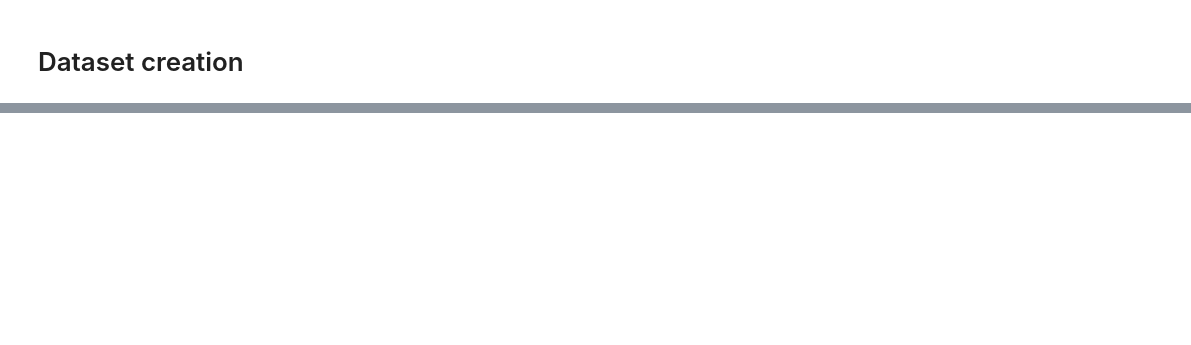
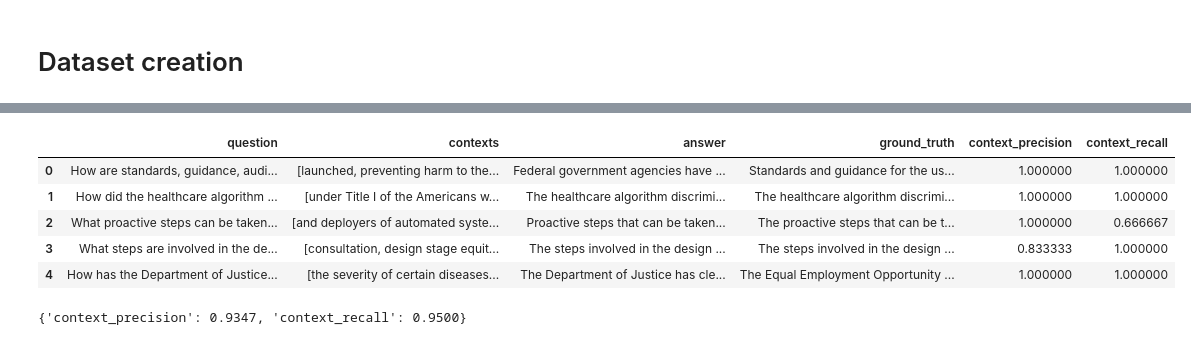
Before and after one commit to danzerca/implications-of-ai, a Jupyter notebook: synthetic_data_generation.ipynb, the cells around one changed output, grey strips where cells are left out. Cells and saved outputs as stored; diff of their text form; code cells hidden in the pictures; blank space fills up the shorter version.

Commit message:
Starts fine tuning

```diff
--- a/synthetic_data_generation.ipynb
+++ b/synthetic_data_generation.ipynb
@@ -285,0 +550,27 @@ results_df
+# %%
+from datasets import Dataset
+
+def generate_answers(chain, testset):
+  answers = []
+  contexts = []
+  questions = testset.to_pandas()["question"].values.tolist()
+  ground_truths = testset.to_pandas()["ground_truth"].values.tolist()
+
+  for question in tqdm.tqdm(questions):
+    # answer = chain.invoke({"question" : question})
+    # answers.append(answer["response"])
+    # contexts.append([context.page_content for context in answer["context"]])
+    answer = chain.invoke({"question": question})
+    # Extract the content from AIMessage if necessary
+    response = answer["response"].content if hasattr(answer["response"], 'content') else answer["response"]
+    answers.append(response)
+    contexts.append([context.page_content for context in answer["context"]])
+
+  return Dataset.from_dict({
+      "question" : questions,
+      "answer" : answers,
+      "contexts" : contexts,
+      "ground_truth" : ground_truths
+  })
+# %%
+base_dataset = generate_answers(retrieval_augmented_qa_chain, testset)
@@ -285,0 +584,10 @@ results_df
+# %%
+from ragas import evaluate
+
+result = evaluate(
+    base_dataset,
+    metrics=[
+        context_precision,
+        context_recall,
+    ],
+)
@@ -285,0 +598,9 @@ results_df
+# %%
+result.to_pandas().head()
+# %% [output]
+|  | question | contexts | answer | ground_truth | context_precision | context_recall |
+| 0 | How are standards, guidance, audi... | [launched, preventing harm to the... | Federal government agencies have ... | Standards and guidance for the us... | 1.000000 | 1.000000 |
+| 1 | How did the healthcare algorithm ... | [under Title I of the Americans w... | The healthcare algorithm discrimi... | The healthcare algorithm discrimi... | 1.000000 | 1.000000 |
+| 2 | What proactive steps can be taken... | [and deployers of automated syste... | Proactive steps that can be taken... | The proactive steps that can be t... | 1.000000 | 0.666667 |
+| 3 | What steps are involved in the de... | [consultation, design stage equit... | The steps involved in the design ... | The steps involved in the design ... | 0.833333 | 1.000000 |
+| 4 | How has the Department of Justice... | [the severity of certain diseases... | The Department of Justice has cle... | The Equal Employment Opportunity ... | 1.000000 | 1.000000 |
@@ -285,0 +615,4 @@ results_df
+# %%
+fine_tuned_result
+# %% [output]
+{'context_precision': 0.9347, 'context_recall': 0.9500}
```
Also changed, not shown: parts of 40 cells of this notebook.
